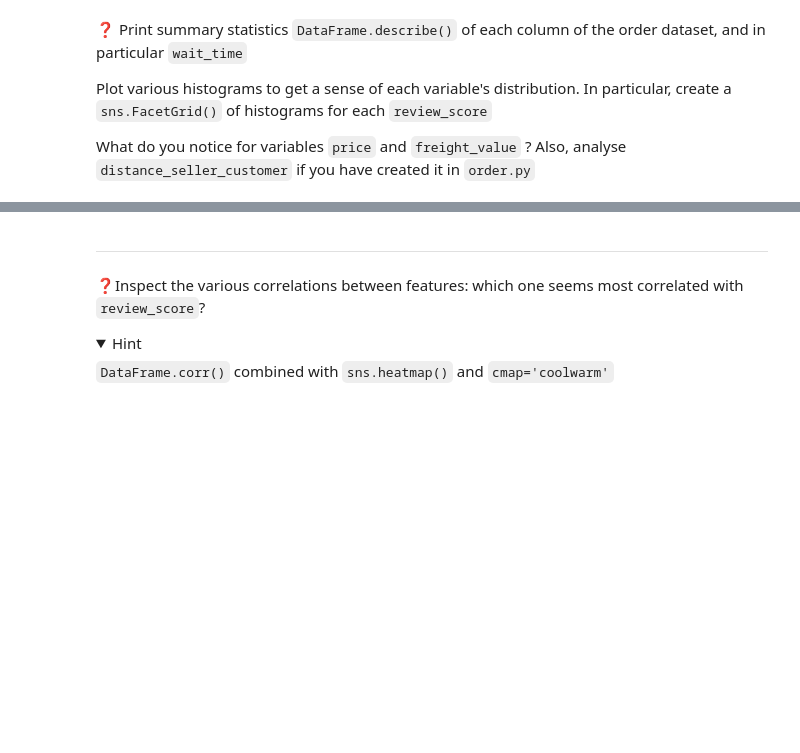
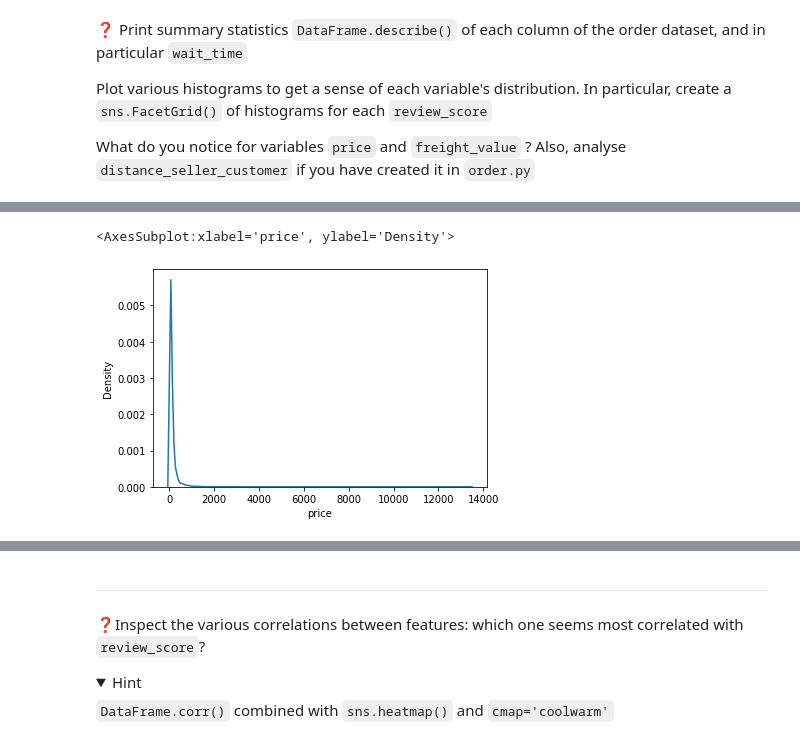
Before and after one commit to Nandosoq/nandoproject, a Jupyter notebook: 04-Decision-Science/02-Statistical-Inference/02-Simple-Analysis/simple_analysis.ipynb, the cells around one changed output, grey strips where cells are left out. Cells and saved outputs as stored; diff of their text form; code cells hidden in the pictures; folded sections open; blank space fills up the shorter version.

```diff
--- a/04-Decision-Science/02-Statistical-Inference/02-Simple-Analysis/simple_analysis.ipynb
+++ b/04-Decision-Science/02-Statistical-Inference/02-Simple-Analysis/simple_analysis.ipynb
@@ -35,0 +72,5 @@ What do you notice for variables `price` and `freight_value` ? Also, analyse `di
+# %%
+sns.kdeplot(orders['price'])
+# %% [output]
+<AxesSubplot:xlabel='price', ylabel='Density'>
+[figure, added]
```
Also changed, not shown: parts of 14 cells of this notebook, 1 other file.
